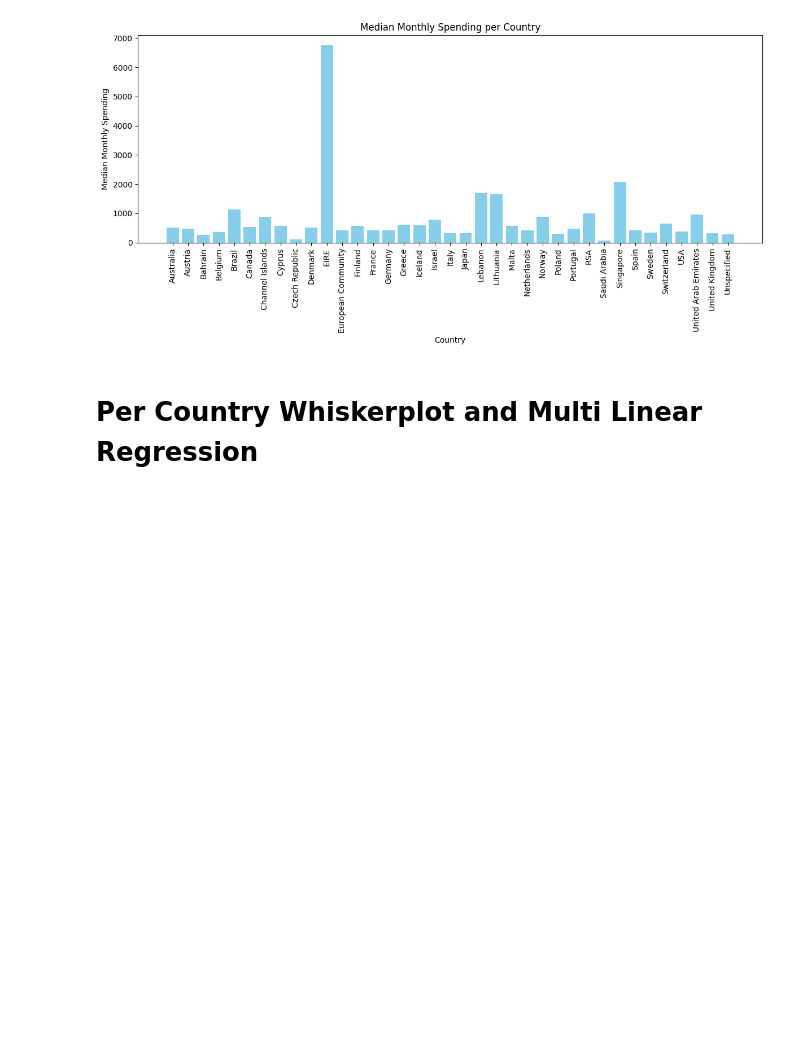
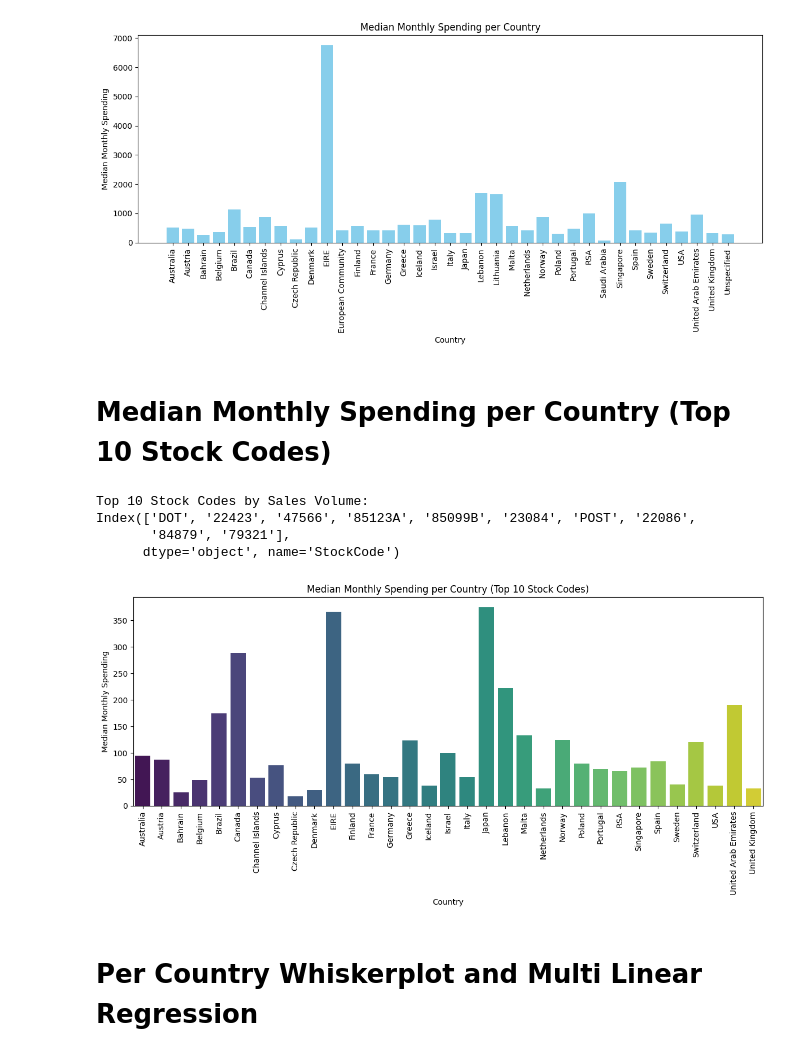
Before and after one commit to Prisze/AAI-500, a Jupyter notebook: Master.ipynb, the cells around one changed output. Drawn from its saved outputs; the diff is of its cells as text; code cells hidden in the pictures; blank space fills up the shorter version.

```diff
--- a/Master.ipynb
+++ b/Master.ipynb
@@ -103,6 +103,58 @@ plt.tight_layout()
 plt.show()
 # %% [output]
 [figure]
+# %% [markdown]
+# Median Monthly Spending per Country (Top 10 Stock Codes)
+# %%
+# Convert the date column to datetime format
+online_retail['InvoiceDate'] = pd.to_datetime(online_retail['InvoiceDate'])
+
+# Add the day of the week and month columns
+online_retail['Day of the Week'] = online_retail['InvoiceDate'].dt.day_name()
+online_retail['Month'] = online_retail['InvoiceDate'].dt.month_name()
+
+# Separate Date and Times
+online_retail['InvoiceTime'] = online_retail['InvoiceDate'].dt.time
+online_retail['InvoiceDate'] = online_retail['InvoiceDate'].dt.date
+
+# Add Cancel column to identify if invoice has been cancelled
+online_retail['Cancelled'] = online_retail['InvoiceNo'].astype(str).str.startswith('C')
+
+# Drop rows with missing 'Country'
+online_retail.dropna(subset=['Country'], inplace=True)
+
+# Drop 'Unspecified' and 'European Community'
+online_retail = online_retail[~online_retail['Country'].isin(['Unspecified', 'European Community'])]
+
+# Add a Total column
+online_retail['Total'] = online_retail['UnitPrice'] * online_retail['Quantity']
+
+# Find the top 10 stock codes by sales volume
+top_10_stock_codes = online_retail.groupby('StockCode')['Total'].sum().nlargest(10).index
+top_10_data = online_retail[online_retail['StockCode'].isin(top_10_stock_codes)]
+
+# Display the top 10 stock codes
+print("Top 10 Stock Codes by Sales Volume:")
+print(top_10_stock_codes)
+
+# Visualization: Median Monthly Spending per Country for Top 10 Stock Codes
+monthly_spending = top_10_data.groupby(['CustomerID', 'Month', 'Country'])['Total'].sum().reset_index()
+median_spending = monthly_spending.groupby('Country')['Total'].median().reset_index()
+
+plt.figure(figsize=(12, 6))
+sns.barplot(x='Country', y='Total', data=median_spending, palette='viridis')
+plt.xticks(rotation=90)
+plt.xlabel('Country')
+plt.ylabel('Median Monthly Spending')
+plt.title('Median Monthly Spending per Country (Top 10 Stock Codes)')
+plt.tight_layout()
+plt.show()
+# %% [output]
+Top 10 Stock Codes by Sales Volume:
+Index(['DOT', '22423', '47566', '85123A', '85099B', '23084', 'POST', '22086',
+       '84879', '79321'],
+      dtype='object', name='StockCode')
+[figure, added]
 # %% [markdown]
 # Per Country Whiskerplot and Multi Linear Regression
 # %% [markdown]
```
